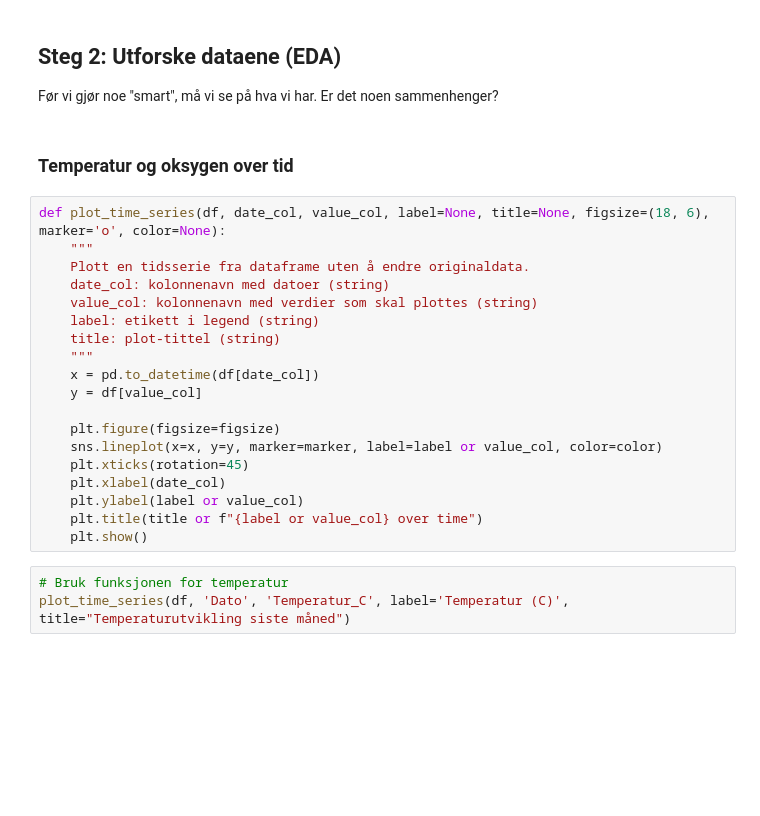
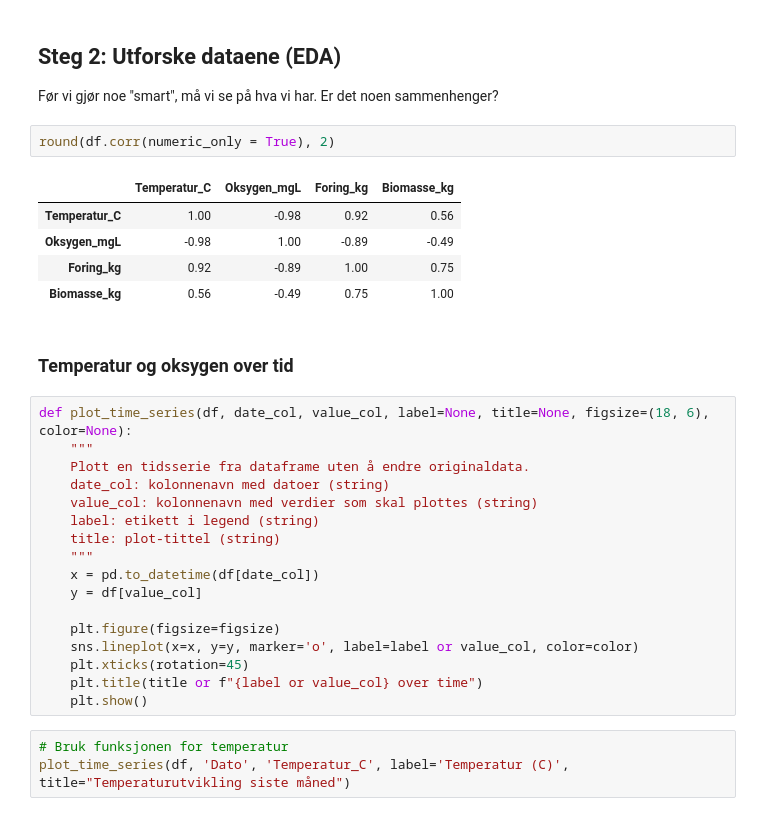
Before and after one commit to Fraktal-Norge-AS/ml-fagskole, a Jupyter notebook: intro_to_ml.ipynb, the cells around one changed output. Saved outputs shown, nothing was run; the diff lists cells and outputs as text; blank space fills up the shorter version.

```diff
--- a/intro_to_ml.ipynb
+++ b/intro_to_ml.ipynb
@@ -60,10 +65,18 @@ features = df.columns.drop(['Dato', target])
 # %% [markdown]
 ## Steg 2: Utforske dataene (EDA)
 Før vi gjør noe "smart", må vi se på hva vi har. Er det noen sammenhenger?
+# %%
+round(df.corr(numeric_only = True), 2)
+# %% [output]
+|  | Temperatur_C | Oksygen_mgL | Foring_kg | Biomasse_kg |
+| Temperatur_C | 1.00 | -0.98 | 0.92 | 0.56 |
+| Oksygen_mgL | -0.98 | 1.00 | -0.89 | -0.49 |
+| Foring_kg | 0.92 | -0.89 | 1.00 | 0.75 |
+| Biomasse_kg | 0.56 | -0.49 | 0.75 | 1.00 |
 # %% [markdown]
 ### Temperatur og oksygen over tid
 # %%
-def plot_time_series(df, date_col, value_col, label=None, title=None, figsize=(18, 6), marker='o', color=None):
+def plot_time_series(df, date_col, value_col, label=None, title=None, figsize=(18, 6), color=None):
     """
     Plott en tidsserie fra dataframe uten å endre originaldata.
     date_col: kolonnenavn med datoer (string)
@@ -75,10 +88,8 @@ def plot_time_series(df, date_col, value_col, label=None, title=None, figsize=(1
     y = df[value_col]
 
     plt.figure(figsize=figsize)
-    sns.lineplot(x=x, y=y, marker=marker, label=label or value_col, color=color)
+    sns.lineplot(x=x, y=y, marker='o', label=label or value_col, color=color)
     plt.xticks(rotation=45)
-    plt.xlabel(date_col)
-    plt.ylabel(label or value_col)
     plt.title(title or f"{label or value_col} over time")
     plt.show()
 # %%
```
Also changed, not shown: parts of 7 cells of this notebook.
